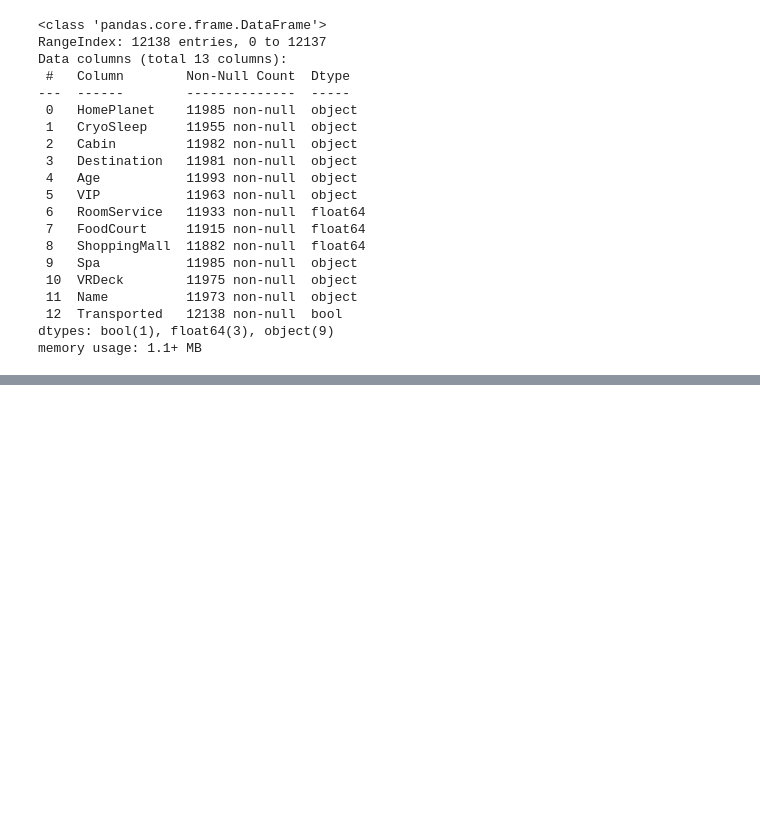
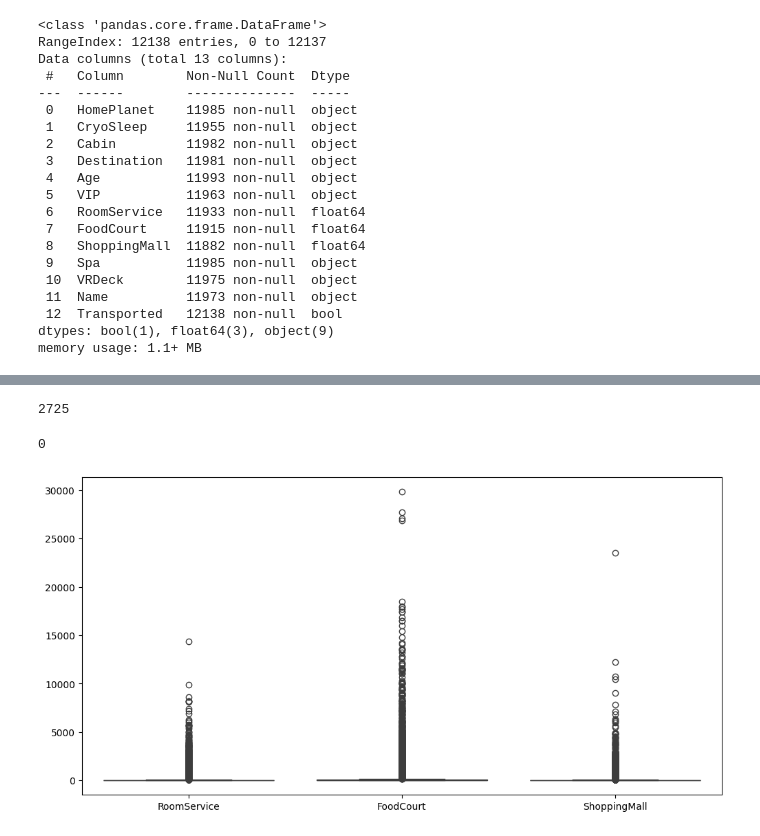
Before and after one commit to Kidar12/GDGoC_ML_Assignment-2, a Jupyter notebook: Dataset_SHP.ipynb, the cells around one changed output, grey strips where cells are left out. Drawn from its saved outputs; the diff is of its cells as text; code cells hidden in the pictures; blank space fills up the shorter version.

```diff
--- a/Dataset_SHP.ipynb
+++ b/Dataset_SHP.ipynb
@@ -99,0 +118,3 @@ memory usage: 1.1+ MB
+# %%
+df_shp.dropna(inplace=True)
+df_shp.isna().sum()
@@ -99,0 +137,15 @@ memory usage: 1.1+ MB
+# %%
+df_shp.duplicated().sum()
+# %% [output]
+2725
+# %%
+df_shp.drop_duplicates(inplace=True)
+df_shp.duplicated().sum()
+# %% [output]
+0
+# %%
+plt.figure(figsize=(12, 6))
+sns.boxplot(data=df_shp[num])
+plt.show()
+# %% [output]
+[figure, added]
```
Also changed, not shown: parts of 25 cells of this notebook.
